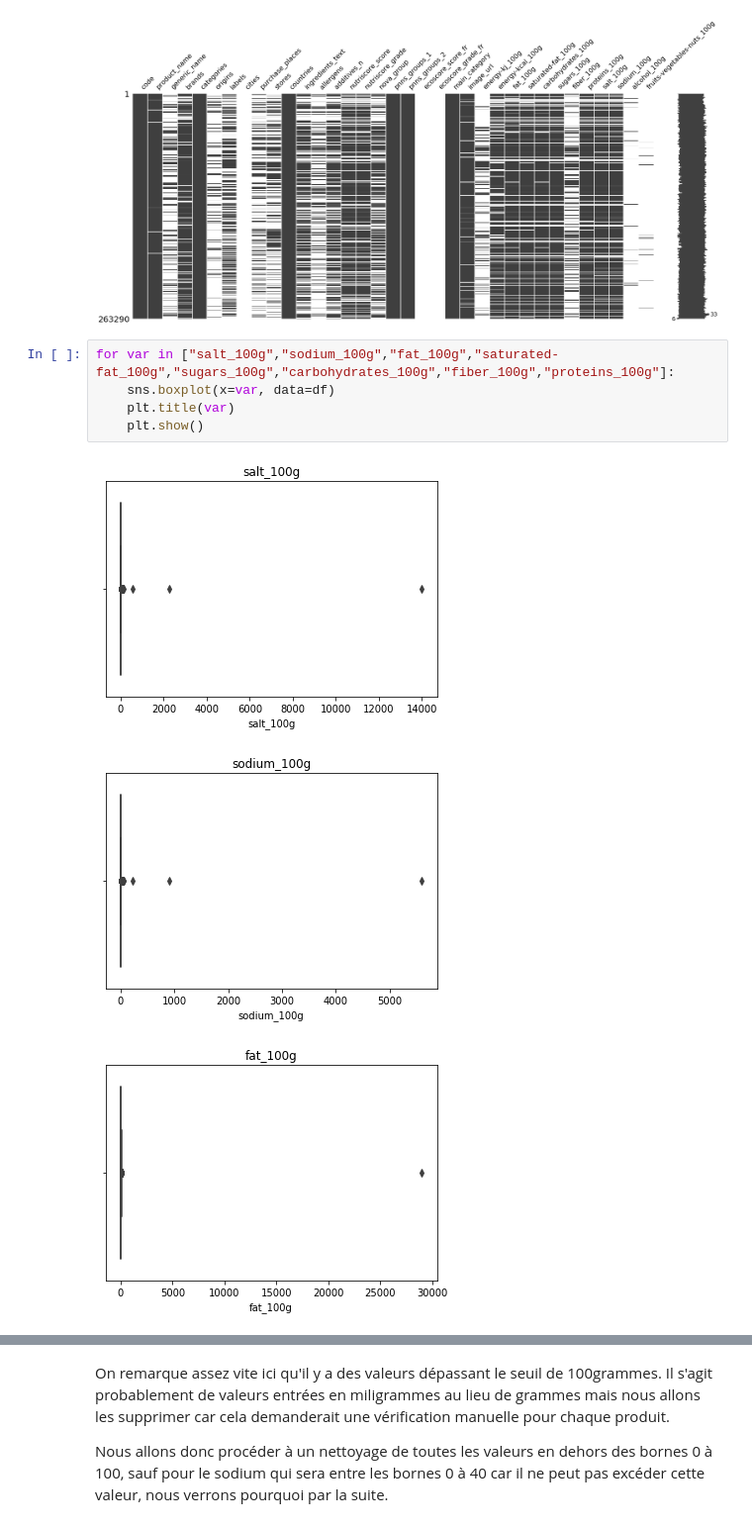
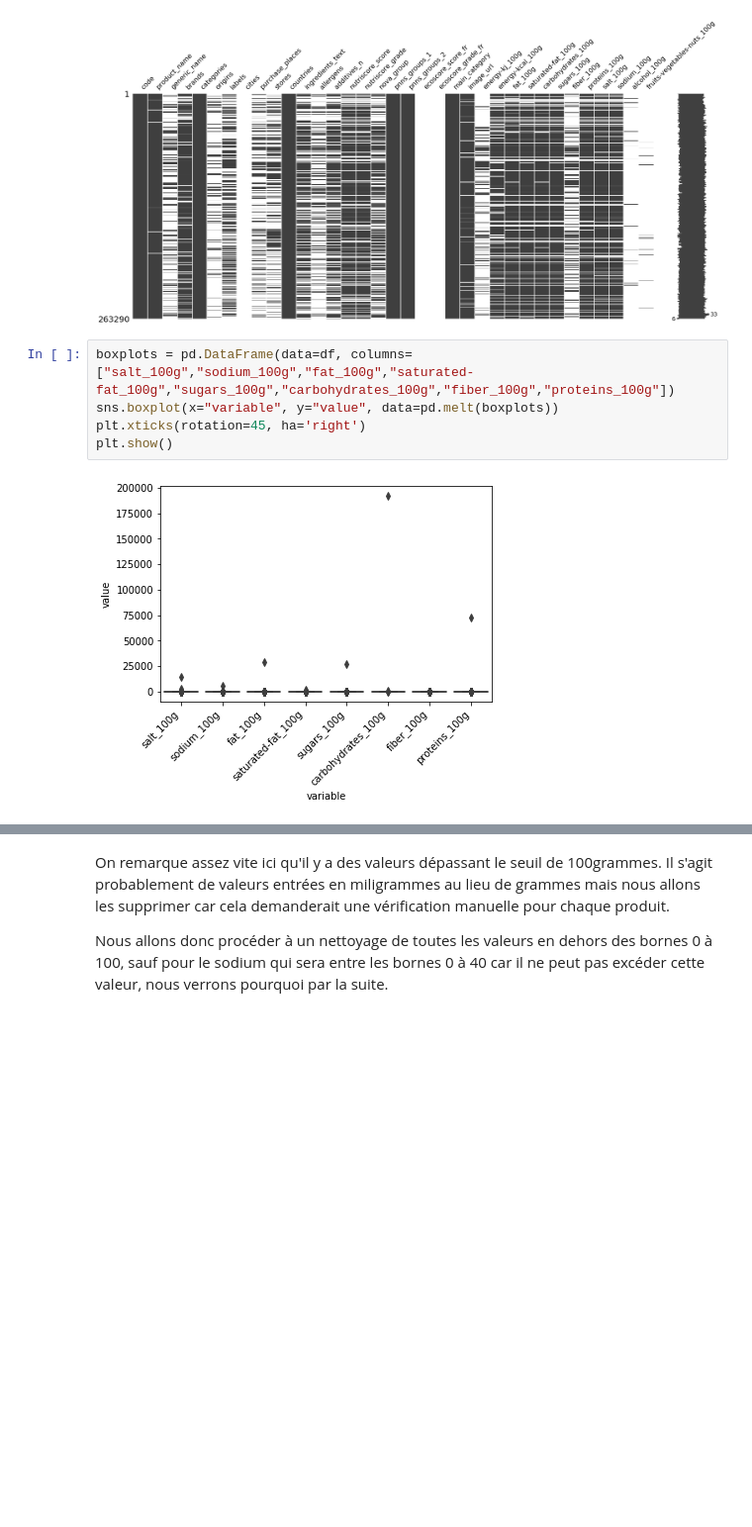
Before and after one commit to anbaut/Application-au-service-de-la-sante-publique, a Jupyter notebook: PSanté_01_notebooknettoyage.ipynb, the cells around one changed output, grey strips where cells are left out. Shown at 99% size. Drawn from its saved outputs; the diff is of its cells as text; blank space fills up the shorter version.

Commit message:
added first missingno + vertical boxplots + Kmeans clusterization

```diff
--- a/PSanté_01_notebooknettoyage.ipynb
+++ b/PSanté_01_notebooknettoyage.ipynb
@@ -84,11 +91,9 @@ msno.matrix(df)
 <matplotlib.axes._subplots.AxesSubplot at 0x...>
 [figure]
 # %%
-for var in ["salt_100g","sodium_100g","fat_100g","saturated-fat_100g","sugars_100g","carbohydrates_100g","fiber_100g","proteins_100g"]:
-    sns.boxplot(x=var, data=df)
-    plt.title(var)
-    plt.show()
+boxplots = pd.DataFrame(data=df, columns=["salt_100g","sodium_100g","fat_100g","saturated-fat_100g","sugars_100g","carbohydrates_100g","fiber_100g","proteins_100g"])
+sns.boxplot(x="variable", y="value", data=pd.melt(boxplots))
+plt.xticks(rotation=45, ha='right')
+plt.show()
 # %% [output]
-[figure, old version]
+[figure, new version]
-[figure, removed]
-[figure, removed]
```
Also changed, not shown: parts of 28 cells of this notebook.
